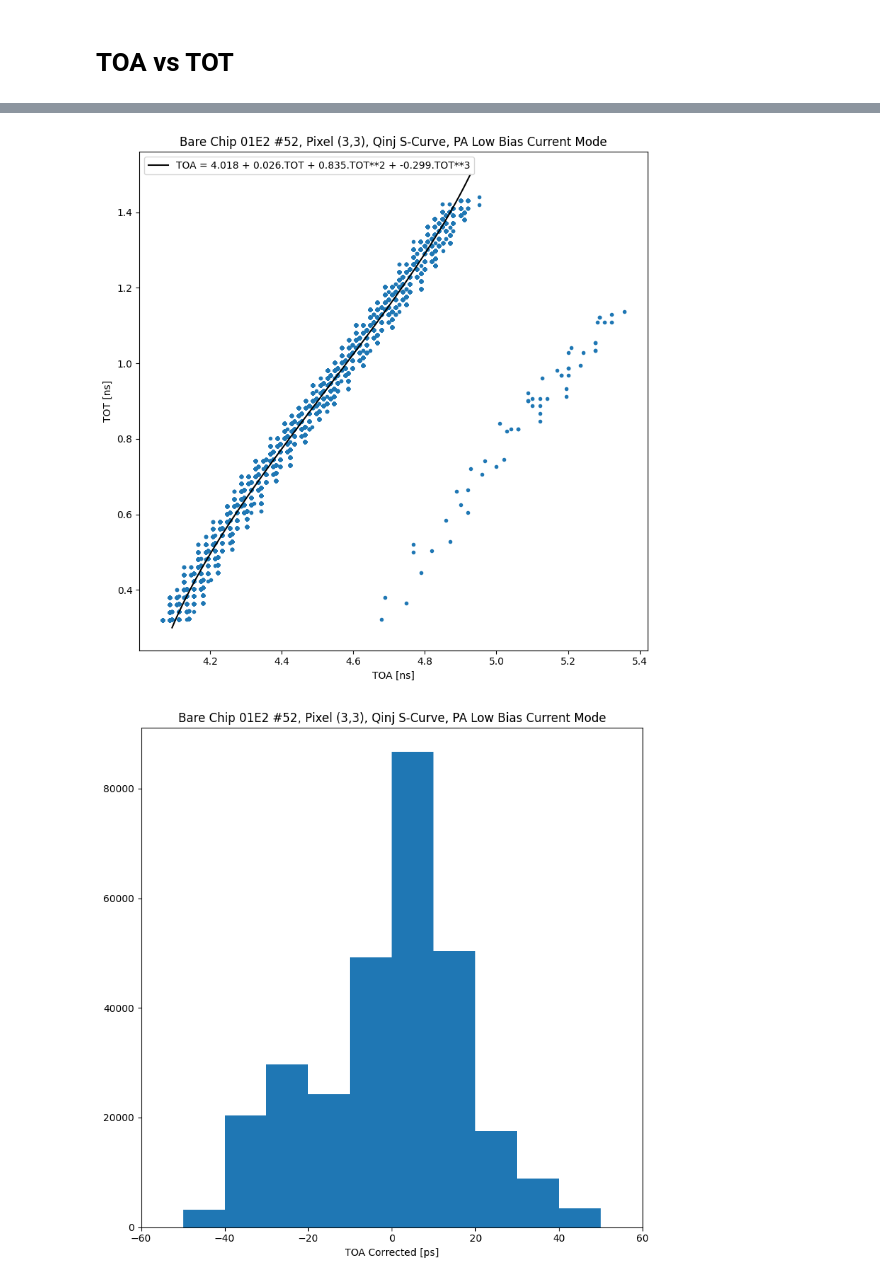
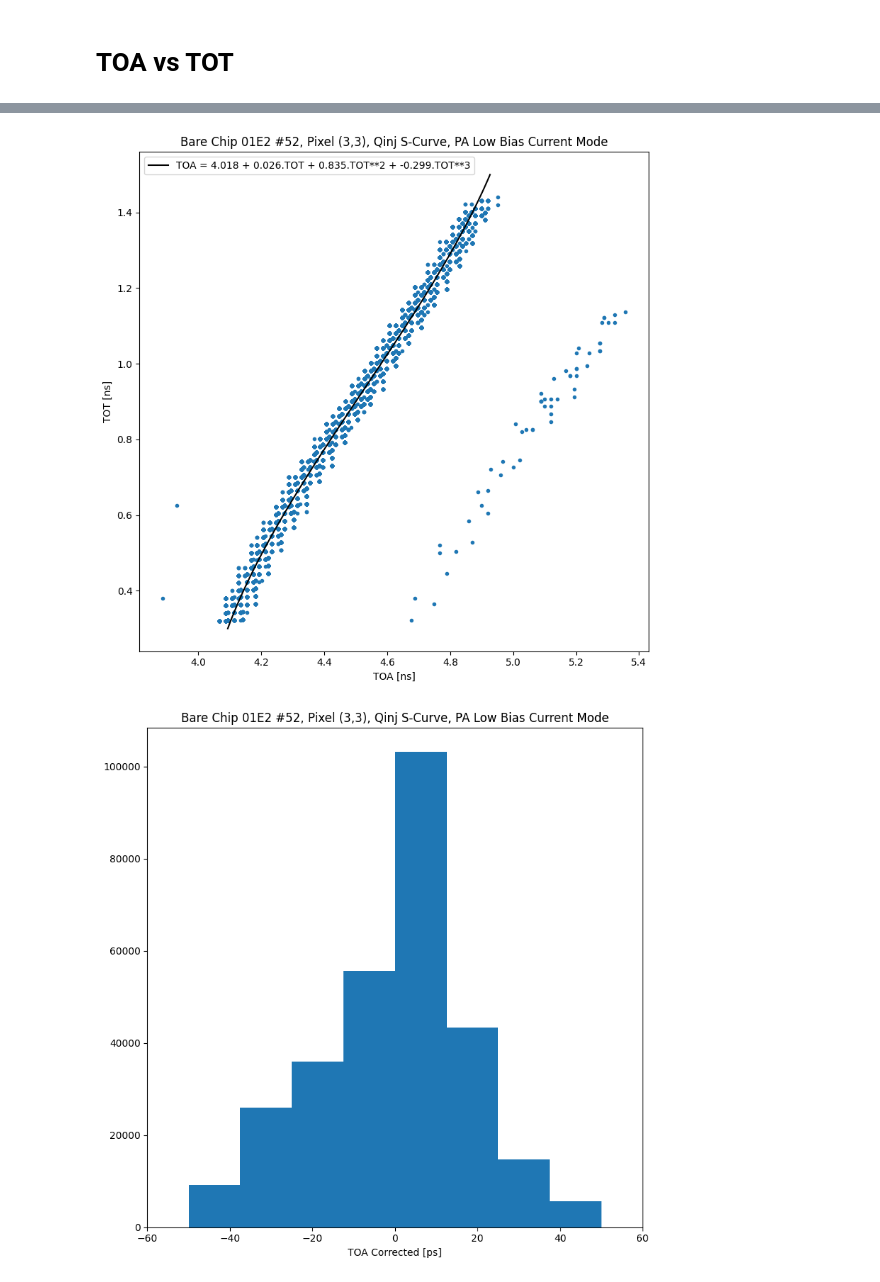
Before and after one commit to cbeiraod/ETROC-Analysis, a Jupyter notebook: SCurve_Scans.ipynb, the cells around one changed output, grey strips where cells are left out. Saved outputs shown, nothing was run; the diff lists cells and outputs as text; code cells hidden in the pictures.

```diff
--- a/SCurve_Scans.ipynb
+++ b/SCurve_Scans.ipynb
@@ -93,7 +93,7 @@ for index, row, col in zip((range(len(row_list))), row_list, col_list):
                         TOT_sum_sq[(r_running,c_running)][QInj][DAC] += TOT*TOT
                         h[(r_running,c_running)][QInj][DAC].fill(CAL,TOT,TOA)
                         hit_counts[(r_running,c_running)][QInj][DAC] += 1
-                        if(QInj==30 and idx_DAC>=16 and idx_DAC<128):
+                        if(QInj==30 and idx_DAC>=16):
                             toa_30fc.append(TOA)
                             tot_30fc.append(TOT)
                             cal_30fc.append(CAL)
@@ -500,28 +530,28 @@ plt.tight_layout()
 plt.savefig("figures/toa_vs_tot_scurve.pdf")
 plt.show()
 # %% [output]
-[figure, old version]
+[figure, new version]
 # %%
 fig = plt.figure(dpi=100, figsize=(8,8))
 gs = fig.add_gridspec(1,1)
 row = 3
 col = 3
 QInj = 30
 ax = fig.add_subplot(gs[0,0])
 Y_resid = 1000*(code_conversion*toa_30fc - np.polyval(p, code_conversion*tot_30fc))
 hist_1 = hist.Hist(
     hist.axis.Regular(
-        10, -50, 50, name="TOA", label="TOA Corrected [ps]", underflow=False, overflow=False
+        8, -50, 50, name="TOA", label="TOA Corrected [ps]", underflow=False, overflow=False
     )
 ).fill(Y_resid)
 hist_1.project("TOA").plot1d(ax=ax, lw=1, histtype="fill")
 ax.set_xticks(ax.get_xticks(),ax.get_xticklabels())
 plt.title(f"Bare Chip 01E2 #52, Pixel ({row},{col}), Qinj S-Curve, PA Low Bias Current Mode")
 plt.tight_layout()
 # plt.savefig("figures/toa_vs_tot_scurve.pdf")
 plt.show()
 # %% [output]
-[figure, old version]
+[figure, new version]
 # %%
 Y_resid = 1000*(code_conversion*toa_30fc - np.polyval(p, code_conversion*tot_30fc))
 hist_1 = hist.Hist(
```
Also changed, not shown: parts of 15 cells of this notebook, 28 other files.
